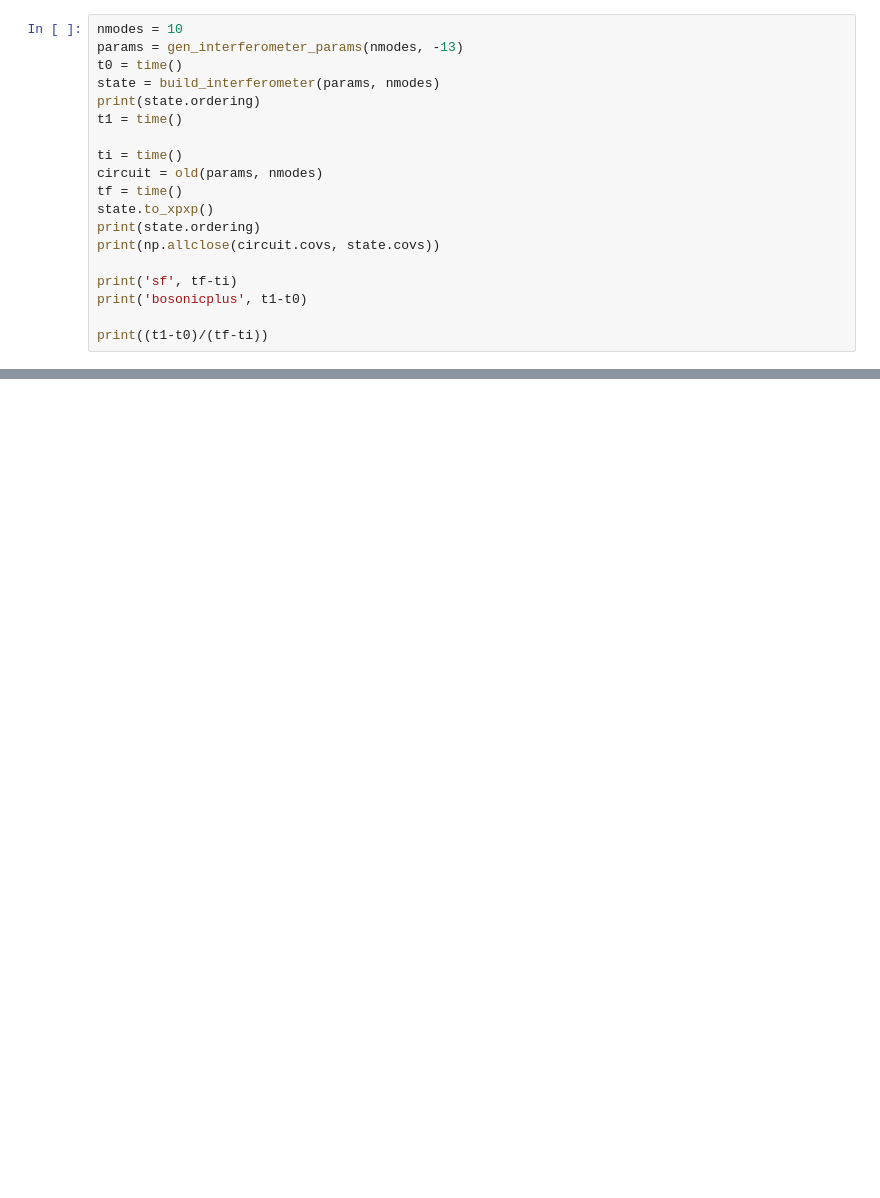
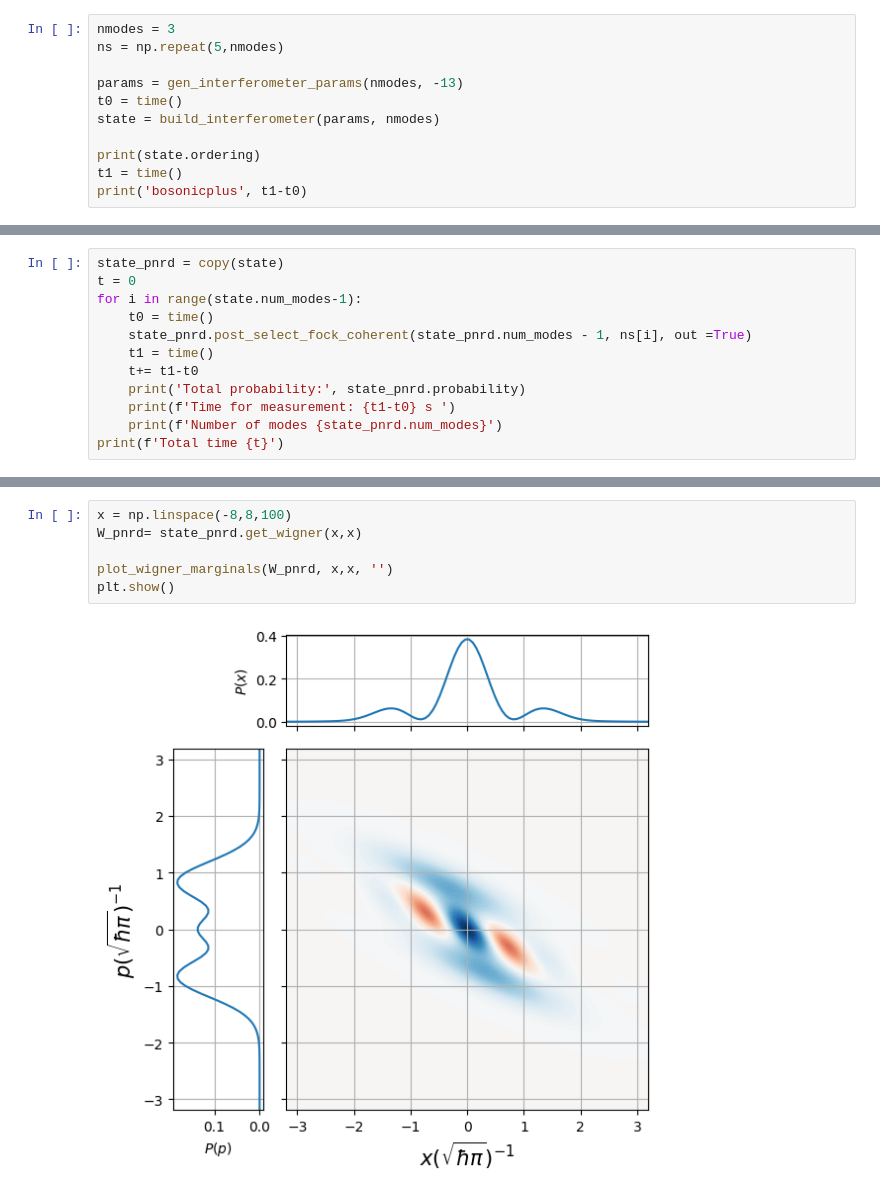
Before and after one commit to qpit/lcg_plus, a Jupyter notebook: Refactoring.ipynb, the cells around one changed output, grey strips where cells are left out. Saved outputs shown, nothing was run; the diff lists cells and outputs as text; blank space fills up the shorter version.

```diff
--- a/Refactoring.ipynb
+++ b/Refactoring.ipynb
@@ -39,21 +43,13 @@ from bosonicplus.interferometers.parameters import gen_interferometer_params
 from time import time
 # %%
-nmodes = 10
+nmodes = 3
+ns = np.repeat(5,nmodes)
+
 params = gen_interferometer_params(nmodes, -13)
 t0 = time()
 state = build_interferometer(params, nmodes)
+
 print(state.ordering)
 t1 = time()
-
-ti = time()
-circuit = old(params, nmodes)
-tf = time()
-state.to_xpxp()
-print(state.ordering)
-print(np.allclose(circuit.covs, state.covs))
-
-print('sf', tf-ti)
 print('bosonicplus', t1-t0)
-
-print((t1-t0)/(tf-ti))
 # %% [output]
@@ -65,0 +70,12 @@ bosonicplus 0.010821104049682617
+# %%
+state_pnrd = copy(state)
+t = 0
+for i in range(state.num_modes-1):
+    t0 = time()
+    state_pnrd.post_select_fock_coherent(state_pnrd.num_modes - 1, ns[i], out =True)
+    t1 = time()
+    t+= t1-t0
+    print('Total probability:', state_pnrd.probability)
+    print(f'Time for measurement: {t1-t0} s ')
+    print(f'Number of modes {state_pnrd.num_modes}')
+print(f'Total time {t}')
@@ -65,0 +98,8 @@ bosonicplus 0.010821104049682617
+# %%
+x = np.linspace(-8,8,100)
+W_pnrd= state_pnrd.get_wigner(x,x)
+
+plot_wigner_marginals(W_pnrd, x,x, '')
+plt.show()
+# %% [output]
+[figure, added]
```
Also changed, not shown: parts of 15 cells of this notebook, 26 other files.
